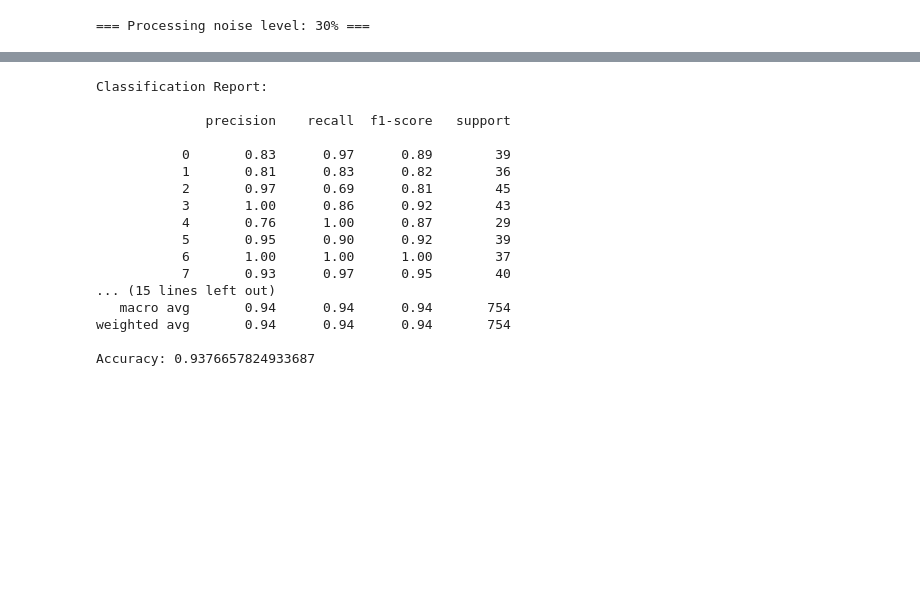
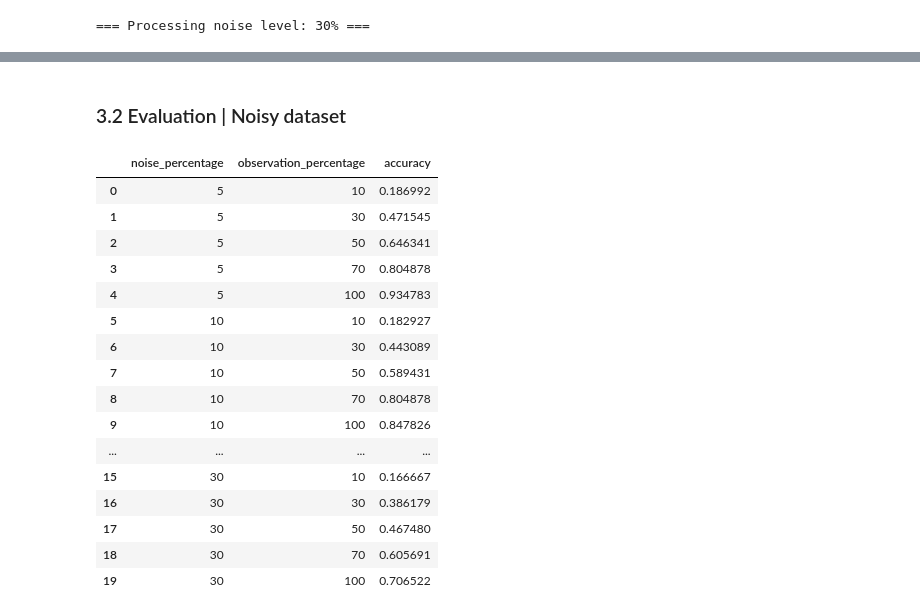
Before and after one commit to MechaMic38/GRNet, a Jupyter notebook: code/GRNet_approach.ipynb, the cells around one changed output, grey strips where cells are left out. Saved outputs shown, nothing was run; the diff lists cells and outputs as text; code cells hidden in the pictures; blank space fills up the shorter version.

```diff
--- a/code/GRNet_approach.ipynb
+++ b/code/GRNet_approach.ipynb
@@ -1193,8 +1297,0 @@ Accuracy: 0.4880636604774536
-# %%
-# Extract final results for observation percentage
-obs_results = results["50"]
-result_report = classification_report(obs_results['correct_goal_idx'], obs_results['predicted_goal_idx'], zero_division=0)
-accuracy = accuracy_score(obs_results['correct_goal_idx'], obs_results['predicted_goal_idx'])
-print('Classification Report:\n')
-print(result_report)
-print(f'Accuracy: {accuracy}')
@@ -1219,8 +1297,0 @@ Accuracy: 0.669761273209549
-# %%
-# Extract final results for observation percentage
-obs_results = results["70"]
-result_report = classification_report(obs_results['correct_goal_idx'], obs_results['predicted_goal_idx'], zero_division=0)
-accuracy = accuracy_score(obs_results['correct_goal_idx'], obs_results['predicted_goal_idx'])
-print('Classification Report:\n')
-print(result_report)
-print(f'Accuracy: {accuracy}')
@@ -1245,26 +1298,34 @@ Accuracy: 0.8580901856763926
-# %%
-# Extract final results for observation percentage
-obs_results = results["100"]
-result_report = classification_report(obs_results['correct_goal_idx'], obs_results['predicted_goal_idx'], zero_division=0)
-accuracy = accuracy_score(obs_results['correct_goal_idx'], obs_results['predicted_goal_idx'])
-print('Classification Report:\n')
-print(result_report)
-print(f'Accuracy: {accuracy}')
-# %% [output]
-Classification Report:
-
-              precision    recall  f1-score   support
-
-           0       0.83      0.97      0.89        39
-           1       0.81      0.83      0.82        36
-           2       0.97      0.69      0.81        45
-           3       1.00      0.86      0.92        43
-           4       0.76      1.00      0.87        29
-           5       0.95      0.90      0.92        39
-           6       1.00      1.00      1.00        37
-           7       0.93      0.97      0.95        40
-... (15 lines left out)
-   macro avg       0.94      0.94      0.94       754
-weighted avg       0.94      0.94      0.94       754
-
-Accuracy: 0.9376657824933687
+# %% [markdown]
+### 3.2 Evaluation | Noisy dataset
+# %%
+# Load full results dataframe
+noisy_full_df = pd.read_csv(join(NOISY_RESULTS_DIR, 'full.csv'))
+# %%
+# Extract final results for observation percentage and noise level
+noisy_accuracy_df = pd.DataFrame(columns=['noise_percentage', 'observation_percentage', 'accuracy'])
+for noise_level in noisy_full_df['noise_percentage'].unique():
+    noise_results = noisy_full_df[noisy_full_df['noise_percentage'] == noise_level]
+    for perc in noise_results['observation_percentage'].unique():
+        obs_results = noise_results[noise_results['observation_percentage'] == perc]
+        accuracy = accuracy_score(obs_results['correct_goal_idx'], obs_results['predicted_goal_idx'])
+        noisy_accuracy_df = pd.concat([noisy_accuracy_df, pd.DataFrame({'noise_percentage': [noise_level], 'observation_percentage': [perc], 'accuracy': [accuracy]})], ignore_index=True)
+
+noisy_accuracy_df
+# %% [output]
+|  | noise_percentage | observation_percentage | accuracy |
+| 0 | 5 | 10 | 0.186992 |
+| 1 | 5 | 30 | 0.471545 |
+| 2 | 5 | 50 | 0.646341 |
+| 3 | 5 | 70 | 0.804878 |
+| 4 | 5 | 100 | 0.934783 |
+| 5 | 10 | 10 | 0.182927 |
+| 6 | 10 | 30 | 0.443089 |
+| 7 | 10 | 50 | 0.589431 |
+| 8 | 10 | 70 | 0.804878 |
+| 9 | 10 | 100 | 0.847826 |
+| ... | ... | ... | ... |
+| 15 | 30 | 10 | 0.166667 |
+| 16 | 30 | 30 | 0.386179 |
+| 17 | 30 | 50 | 0.467480 |
+| 18 | 30 | 70 | 0.605691 |
+| 19 | 30 | 100 | 0.706522 |
```
Also changed, not shown: parts of 41 cells of this notebook, 1 other file.
